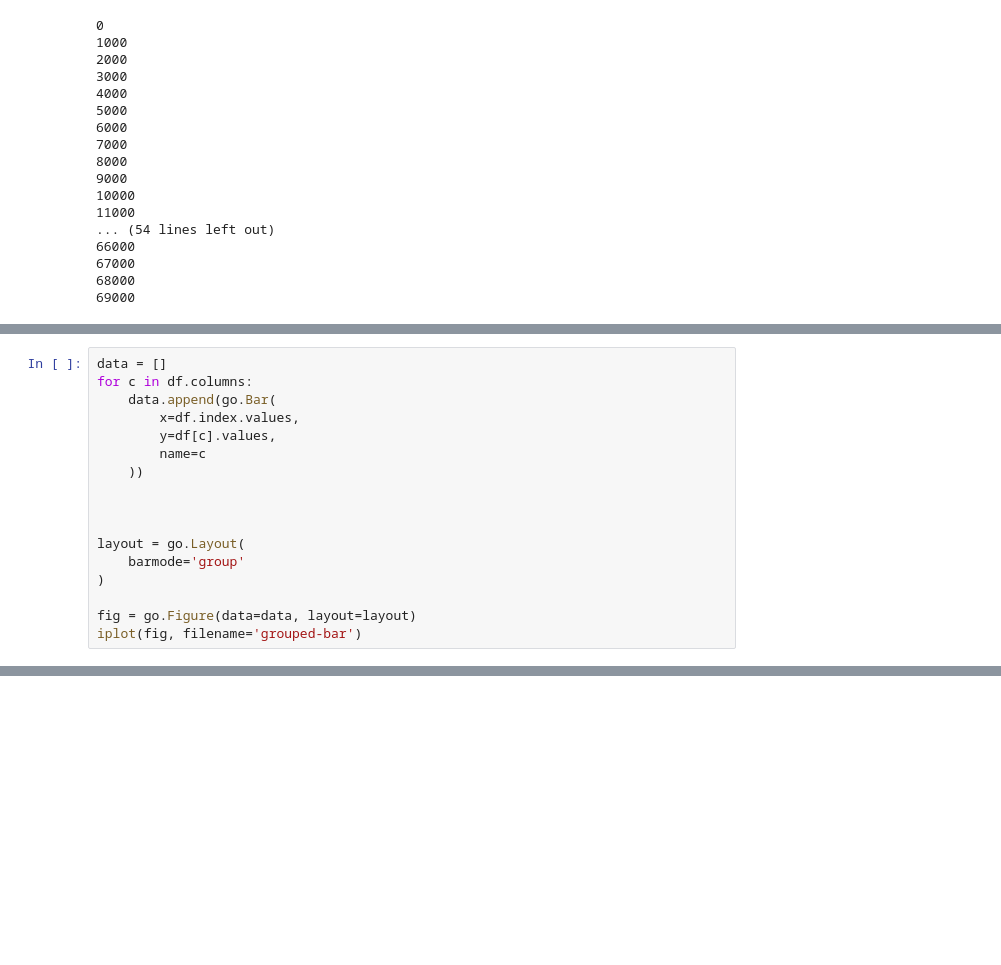
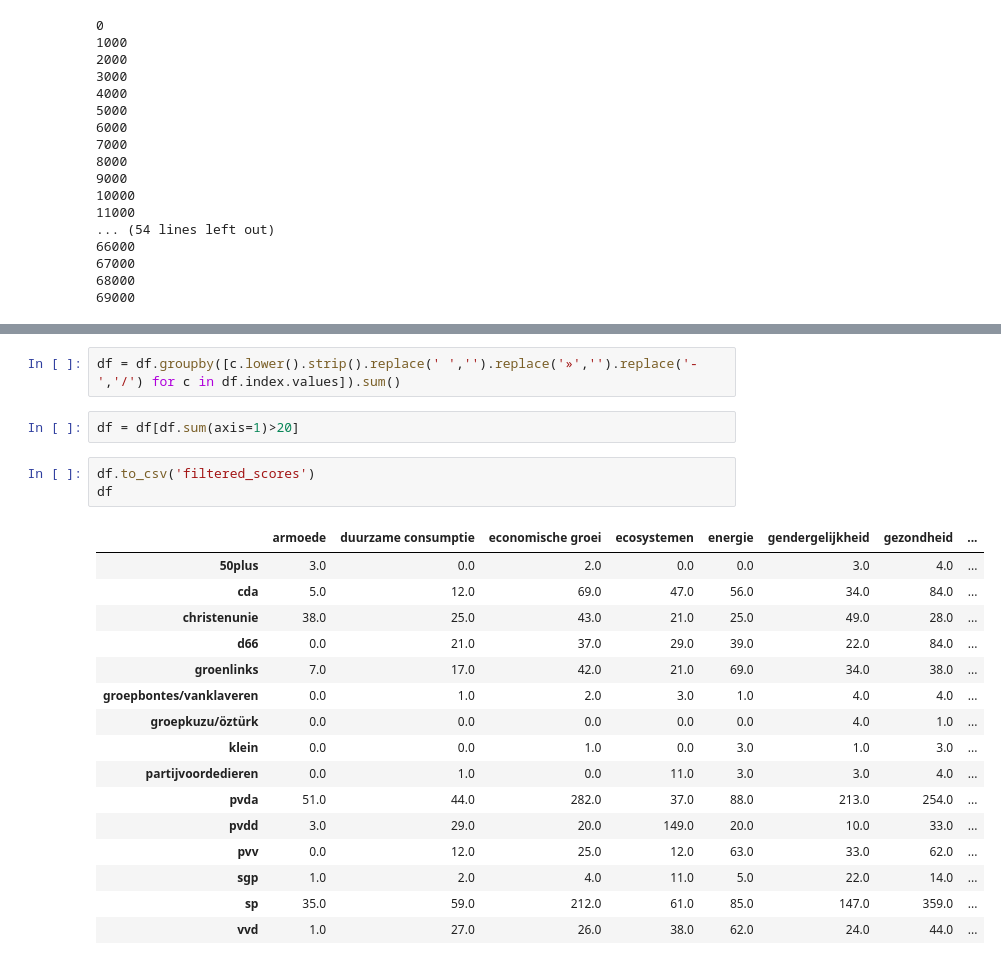
Before and after one commit to waagsociety/SDGAction, a Jupyter notebook: notebooks/wordcounts.ipynb, the cells around one changed output, grey strips where cells are left out. Cells and saved outputs as stored; diff of their text form; blank space fills up the shorter version.

```diff
--- a/notebooks/wordcounts.ipynb
+++ b/notebooks/wordcounts.ipynb
@@ -101,17 +90,0 @@ To change this limit, set the config variable
-# %%
-data = []
-for c in df.columns:
-    data.append(go.Bar(
-        x=df.index.values,
-        y=df[c].values,
-        name=c
-    ))
-
-
-
-layout = go.Layout(
-    barmode='group'
-)
-
-fig = go.Figure(data=data, layout=layout)
-iplot(fig, filename='grouped-bar')
@@ -119,0 +91,24 @@ iplot(fig, filename='grouped-bar')
+# %%
+df = df.groupby([c.lower().strip().replace(' ','').replace('»','').replace('-','/') for c in df.index.values]).sum()
+# %%
+df = df[df.sum(axis=1)>20]
+# %%
+df.to_csv('filtered_scores')
+df
+# %% [output]
+|  | armoede | duurzame consumptie | economische groei | ecosystemen | energie | gendergelijkheid | gezondheid | ... |
+| 50plus | 3.0 | 0.0 | 2.0 | 0.0 | 0.0 | 3.0 | 4.0 | ... |
+| cda | 5.0 | 12.0 | 69.0 | 47.0 | 56.0 | 34.0 | 84.0 | ... |
+| christenunie | 38.0 | 25.0 | 43.0 | 21.0 | 25.0 | 49.0 | 28.0 | ... |
+| d66 | 0.0 | 21.0 | 37.0 | 29.0 | 39.0 | 22.0 | 84.0 | ... |
+| groenlinks | 7.0 | 17.0 | 42.0 | 21.0 | 69.0 | 34.0 | 38.0 | ... |
+| groepbontes/vanklaveren | 0.0 | 1.0 | 2.0 | 3.0 | 1.0 | 4.0 | 4.0 | ... |
+| groepkuzu/öztürk | 0.0 | 0.0 | 0.0 | 0.0 | 0.0 | 4.0 | 1.0 | ... |
+| klein | 0.0 | 0.0 | 1.0 | 0.0 | 3.0 | 1.0 | 3.0 | ... |
+| partijvoordedieren | 0.0 | 1.0 | 0.0 | 11.0 | 3.0 | 3.0 | 4.0 | ... |
+| pvda | 51.0 | 44.0 | 282.0 | 37.0 | 88.0 | 213.0 | 254.0 | ... |
+| pvdd | 3.0 | 29.0 | 20.0 | 149.0 | 20.0 | 10.0 | 33.0 | ... |
+| pvv | 0.0 | 12.0 | 25.0 | 12.0 | 63.0 | 33.0 | 62.0 | ... |
+| sgp | 1.0 | 2.0 | 4.0 | 11.0 | 5.0 | 22.0 | 14.0 | ... |
+| sp | 35.0 | 59.0 | 212.0 | 61.0 | 85.0 | 147.0 | 359.0 | ... |
+| vvd | 1.0 | 27.0 | 26.0 | 38.0 | 62.0 | 24.0 | 44.0 | ... |
```
Also changed, not shown: parts of 3 cells of this notebook, 1 other file.
